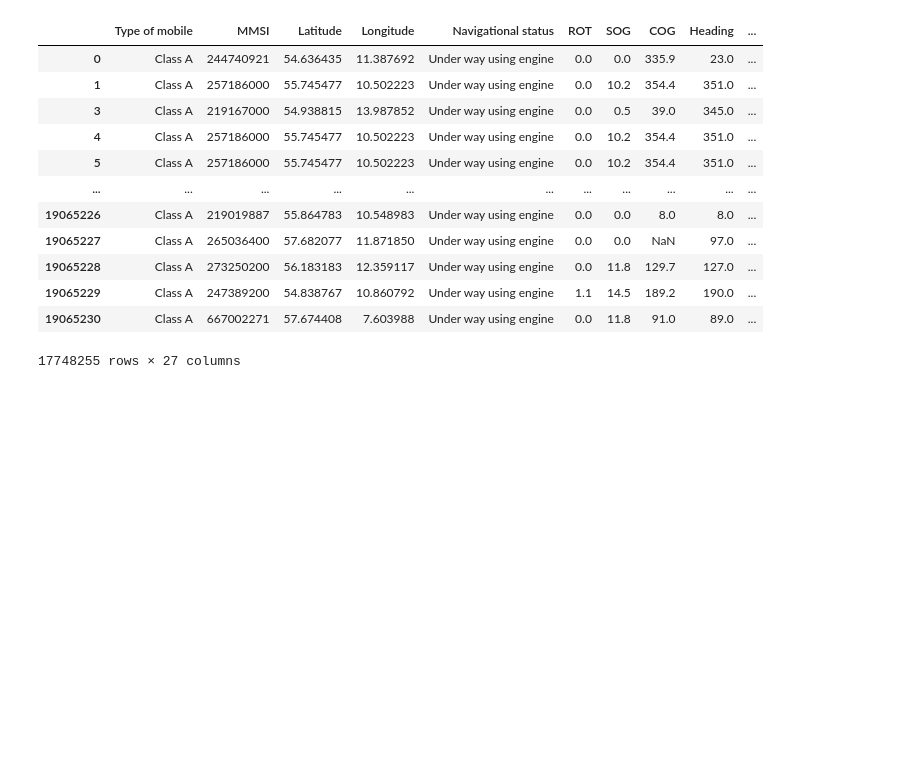
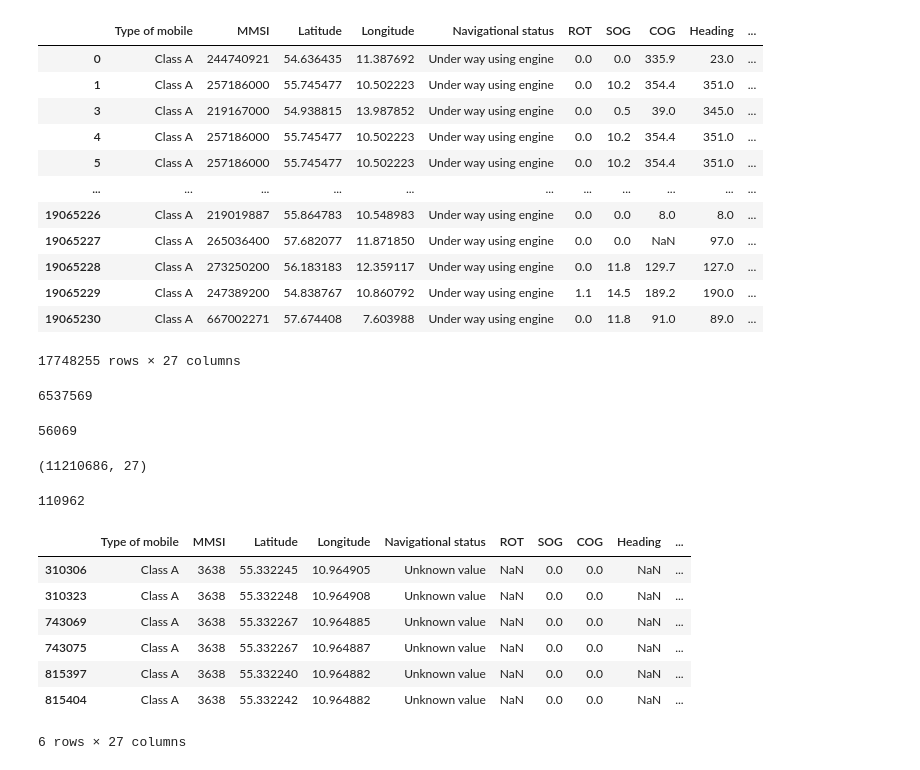
Before and after one commit to abir171915/vessel_tracking, a Jupyter notebook: ve_track.ipynb, the cells around one changed output. Drawn from its saved outputs; the diff is of its cells as text; code cells hidden in the pictures; blank space fills up the shorter version.

```diff
--- a/ve_track.ipynb
+++ b/ve_track.ipynb
@@ -174,3 +176,33 @@ df1
 | 19065229 | Class A | 247389200 | 54.838767 | 10.860792 | Under way using engine | 1.1 | 14.5 | 189.2 | 190.0 | ... |
 | 19065230 | Class A | 667002271 | 57.674408 | 7.603988 | Under way using engine | 0.0 | 11.8 | 91.0 | 89.0 | ... |
 17748255 rows × 27 columns
+# %%
+# 1. rows that are identical in every column
+df1.duplicated().sum()
+# %% [output]
+6537569
+# %%
+# 2. rows with the same ship and same second (other values may differ)
+df1.duplicated(subset=["MMSI", "Timestamp"]).sum()
+# %% [output]
+56069
+# %%
+df1 = df1.drop_duplicates()
+df1.shape
+# %% [output]
+(11210686, 27)
+# %%
+conflicts = df1[df1.duplicated(subset=["MMSI", "Timestamp"], keep= False)]
+conflicts = conflicts.sort_values(["MMSI", "Timestamp"])
+print(len(conflicts))
+conflicts.head(6)
+# %% [output]
+110962
+|  | Type of mobile | MMSI | Latitude | Longitude | Navigational status | ROT | SOG | COG | Heading | ... |
+| 310306 | Class A | 3638 | 55.332245 | 10.964905 | Unknown value | NaN | 0.0 | 0.0 | NaN | ... |
+| 310323 | Class A | 3638 | 55.332248 | 10.964908 | Unknown value | NaN | 0.0 | 0.0 | NaN | ... |
+| 743069 | Class A | 3638 | 55.332267 | 10.964885 | Unknown value | NaN | 0.0 | 0.0 | NaN | ... |
+| 743075 | Class A | 3638 | 55.332267 | 10.964887 | Unknown value | NaN | 0.0 | 0.0 | NaN | ... |
+| 815397 | Class A | 3638 | 55.332240 | 10.964882 | Unknown value | NaN | 0.0 | 0.0 | NaN | ... |
+| 815404 | Class A | 3638 | 55.332242 | 10.964882 | Unknown value | NaN | 0.0 | 0.0 | NaN | ... |
+6 rows × 27 columns
```
Also changed, not shown: parts of 8 cells of this notebook.
